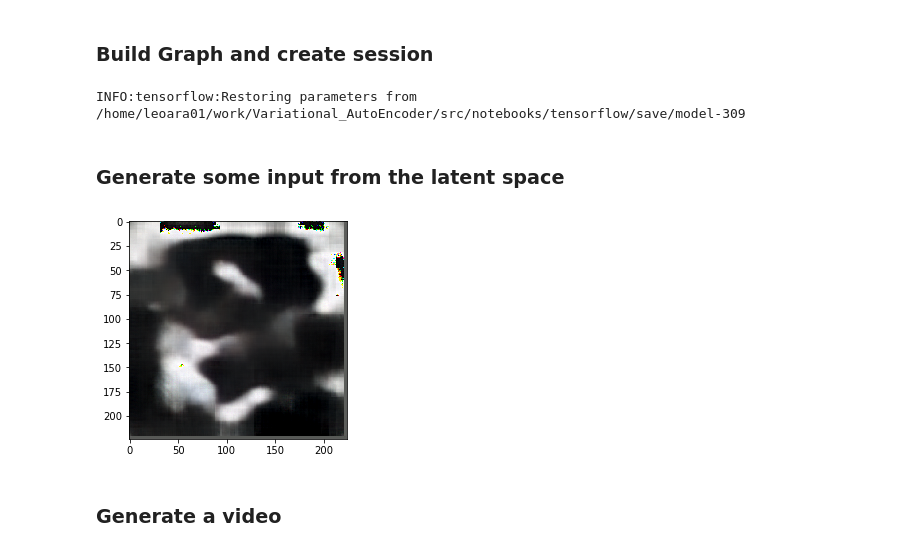
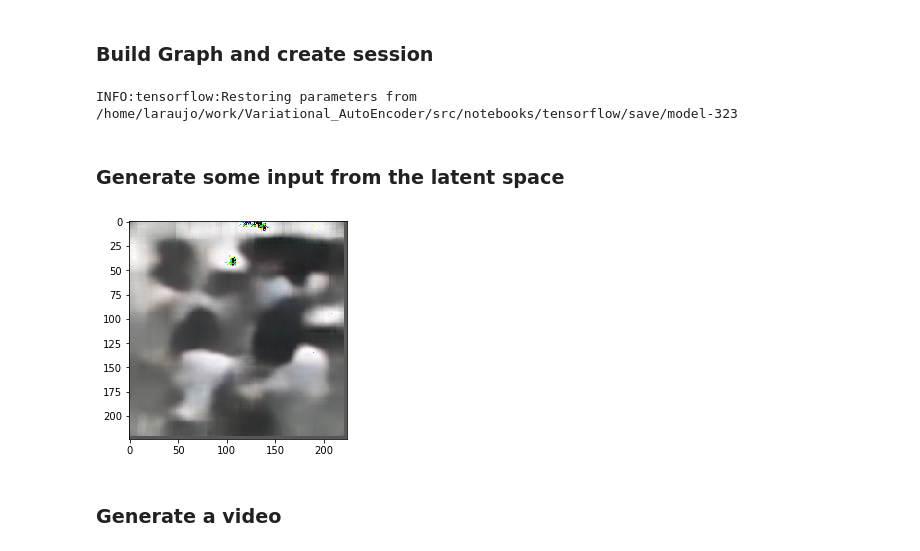
Before and after one commit to leonardoaraujosantos/Variational_AutoEncoder, a Jupyter notebook: src/notebooks/tensorflow/VAE_People_Generator.ipynb, the cells around one changed output. Cells and saved outputs as stored; diff of their text form; code cells hidden in the pictures.

```diff
--- a/src/notebooks/tensorflow/VAE_People_Generator.ipynb
+++ b/src/notebooks/tensorflow/VAE_People_Generator.ipynb
@@ -150,23 +125,23 @@ sess.run(init)
 sess.run(tf.global_variables_initializer())
 
 # Restore only the weights (From AutoEncoder)
-saver_load_autoencoder.restore(sess, "/home/leoara01/work/Variational_AutoEncoder/src/notebooks/tensorflow/save/model-309")
+saver_load_autoencoder.restore(sess, "/home/laraujo/work/Variational_AutoEncoder/src/notebooks/tensorflow/save/model-323")
 # %% [output]
-INFO:tensorflow:Restoring parameters from /home/leoara01/work/Variational_AutoEncoder/src/notebooks/tensorflow/save/model-309
+INFO:tensorflow:Restoring parameters from /home/laraujo/work/Variational_AutoEncoder/src/notebooks/tensorflow/save/model-323
 # %% [markdown]
 ### Generate some input from the latent space
 # %%
 # Create a latent as a normal distribution with size 20, mean 0, variance 1
-latent = np.random.normal(0, 20, [1,40])
+latent = np.random.normal(0, 10, [1,40])
 
 #latent = np.ones([1,20])
 #latent[0,1:10] = -1
 
 out_img = sess.run(model_out, feed_dict={model_in:latent})
 plt.imshow(out_img.reshape([224,224,3]))
 plt.show()
 # %% [output]
-[figure, old version]
+[figure, new version]
 # %% [markdown]
 ### Generate a video
 # %%
```
Also changed, not shown: parts of 4 cells of this notebook.
